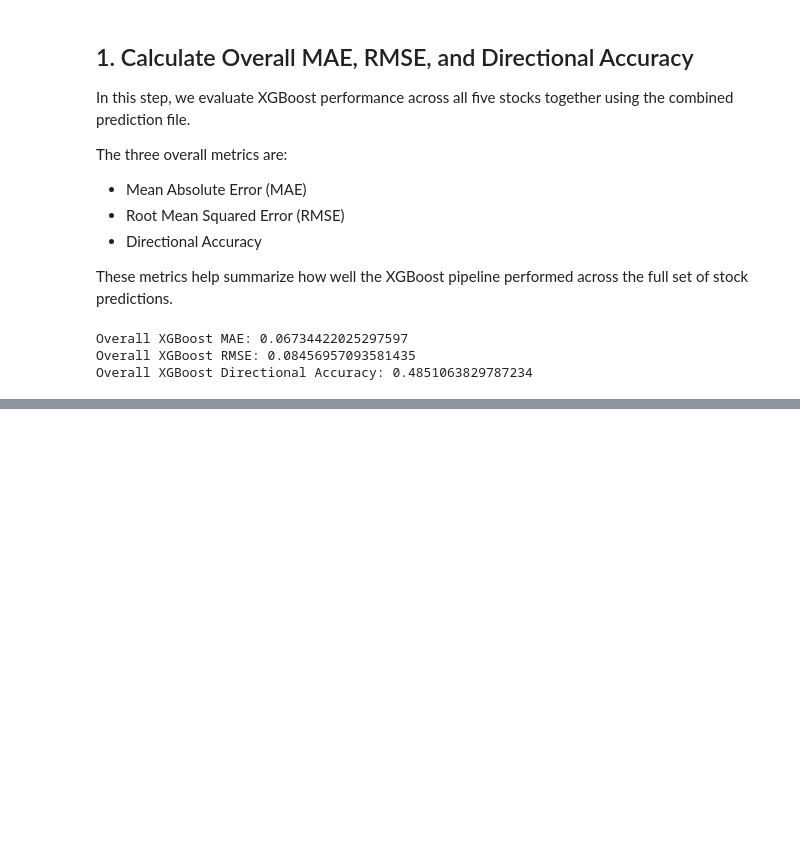
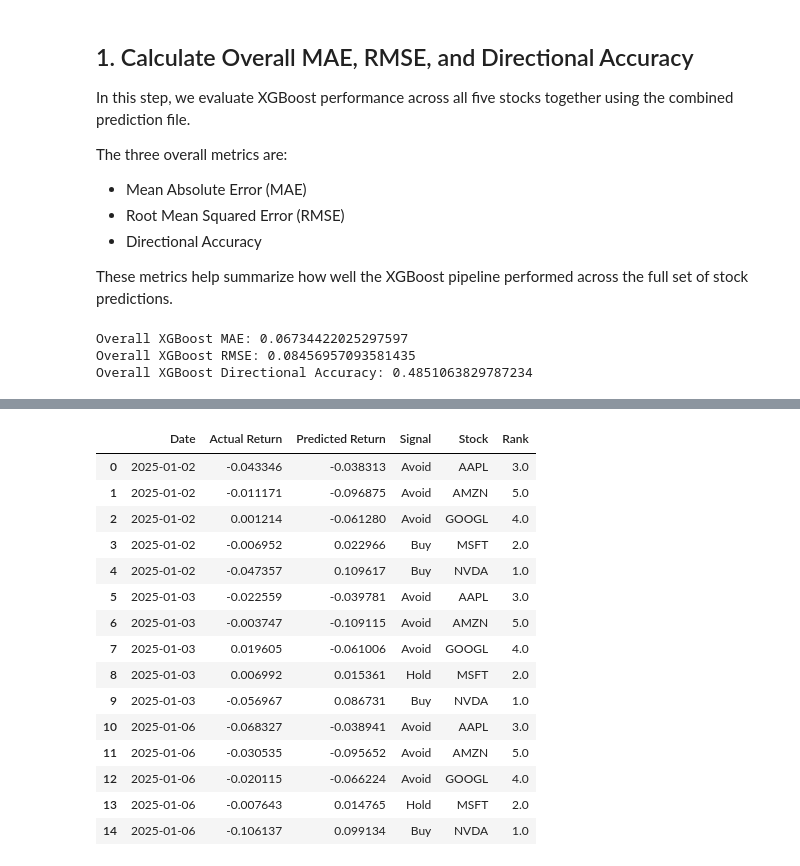
Before and after one commit to SU-IST707-SP26/group-project-algorithm-architects, a Jupyter notebook: work/Models/Xgboost_model.ipynb, the cells around one changed output, grey strips where cells are left out. Drawn from its saved outputs; the diff is of its cells as text; code cells hidden in the pictures; blank space fills up the shorter version.

```diff
--- a/work/Models/Xgboost_model.ipynb
+++ b/work/Models/Xgboost_model.ipynb
@@ -2346,15 +2007,0 @@ plt.show()
-# %%
-# Function to convert predicted return into an action signal
-def signal_from_prediction(pred):
-    if pred > 0.02:
-        return "Buy"
-    elif pred >= 0:
-        return "Hold"
-    else:
-        return "Avoid"
-
-# Apply signal rules to NVIDIA predictions
-nvda_results['signal'] = nvda_results['predicted_7d'].apply(signal_from_prediction)
-
-# Show a sample of the results
-nvda_results[['Date', 'target_7d', 'predicted_7d', 'signal']].head(10)
@@ -2375,20 +2007,0 @@ nvda_results[['Date', 'target_7d', 'predicted_7d', 'signal']].head(10)
-# %%
-# Function to compute strategy return based on the signal
-def strategy_return(signal, actual_return):
-    if signal == "Buy":
-        return actual_return
-    else:
-        return 0.0
-
-# Apply the strategy to the NVIDIA results
-nvda_results['strategy_return'] = nvda_results.apply(
-    lambda row: strategy_return(row['signal'], row['target_7d']),
-    axis=1
-)
-
-# Compute cumulative returns for the model-based strategy and buy-and-hold
-nvda_results['cumulative_strategy_return'] = (1 + nvda_results['strategy_return']).cumprod() - 1
-nvda_results['cumulative_buy_and_hold'] = (1 + nvda_results['target_7d']).cumprod() - 1
-
-# Display the first few rows
-nvda_results[['Date', 'signal', 'target_7d', 'strategy_return']].head(10)
@@ -2708,0 +2575,27 @@ Overall XGBoost Directional Accuracy: 0.4851063829787234
+# %%
+# Create a ranking column based on predicted return within each date
+# Rank 1 means the highest predicted return on that date
+xgboost_predictions_df["Rank"] = (
+    xgboost_predictions_df.groupby("Date")["Predicted Return"]
+    .rank(method="dense", ascending=False)
+)
+
+# Preview the ranking output
+xgboost_predictions_df.head(15)
+# %% [output]
+|  | Date | Actual Return | Predicted Return | Signal | Stock | Rank |
+| 0 | 2025-01-02 | -0.043346 | -0.038313 | Avoid | AAPL | 3.0 |
+| 1 | 2025-01-02 | -0.011171 | -0.096875 | Avoid | AMZN | 5.0 |
+| 2 | 2025-01-02 | 0.001214 | -0.061280 | Avoid | GOOGL | 4.0 |
+| 3 | 2025-01-02 | -0.006952 | 0.022966 | Buy | MSFT | 2.0 |
+| 4 | 2025-01-02 | -0.047357 | 0.109617 | Buy | NVDA | 1.0 |
+| 5 | 2025-01-03 | -0.022559 | -0.039781 | Avoid | AAPL | 3.0 |
+| 6 | 2025-01-03 | -0.003747 | -0.109115 | Avoid | AMZN | 5.0 |
+| 7 | 2025-01-03 | 0.019605 | -0.061006 | Avoid | GOOGL | 4.0 |
+| 8 | 2025-01-03 | 0.006992 | 0.015361 | Hold | MSFT | 2.0 |
+| 9 | 2025-01-03 | -0.056967 | 0.086731 | Buy | NVDA | 1.0 |
+| 10 | 2025-01-06 | -0.068327 | -0.038941 | Avoid | AAPL | 3.0 |
+| 11 | 2025-01-06 | -0.030535 | -0.095652 | Avoid | AMZN | 5.0 |
+| 12 | 2025-01-06 | -0.020115 | -0.066224 | Avoid | GOOGL | 4.0 |
+| 13 | 2025-01-06 | -0.007643 | 0.014765 | Hold | MSFT | 2.0 |
+| 14 | 2025-01-06 | -0.106137 | 0.099134 | Buy | NVDA | 1.0 |
```
Also changed, not shown: parts of 53 cells of this notebook.
